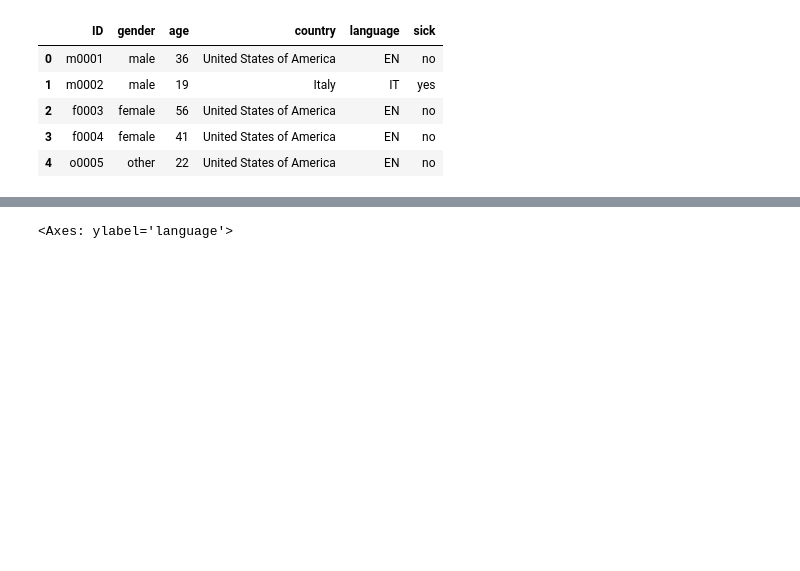
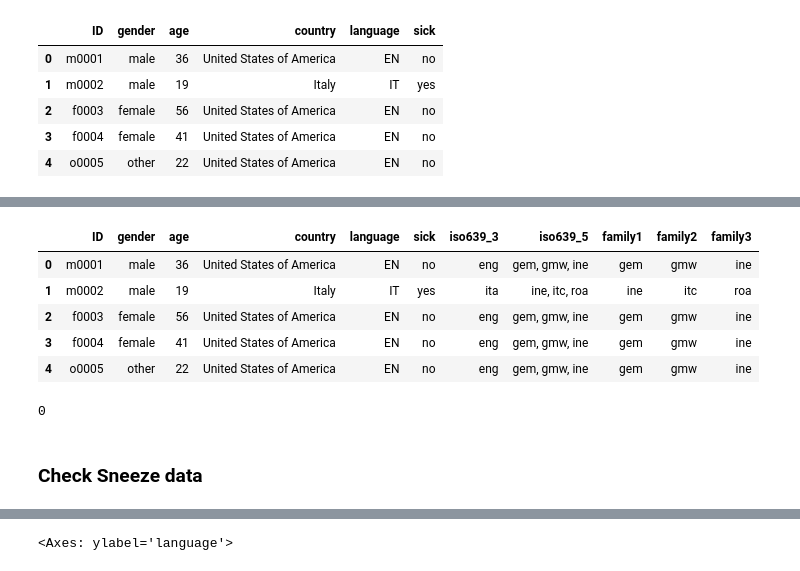
Before and after one commit to Knerten0815/GeoCougher, a Jupyter notebook: data_sneeze_exploration.ipynb, the cells around one changed output, grey strips where cells are left out. Saved outputs shown, nothing was run; the diff lists cells and outputs as text; code cells hidden in the pictures; blank space fills up the shorter version.

```diff
--- a/data_sneeze_exploration.ipynb
+++ b/data_sneeze_exploration.ipynb
@@ -30,0 +35,5 @@ data.head()
+# %%
+# Load the ISO639-5 to ISO639-3 mapping from the .tsv file
+iso_mapping_file = "iso639-5_to_iso639-3.tsv"
+iso_mapping_tsv = pd.read_csv(iso_mapping_file, sep='\t', header=None, names=['iso639_5', 'glottolog', 'iso639_3'])
+iso_mapping_tsv.head()
@@ -31,3 +89,33 @@ data.head()
+# %%
+# add language families in iso639_5 column to the data
+for index, row in data.iterrows():                               # Iterate over each row in the data
+    if pd.isna(row['iso639_3']):                                 # Skip if the iso639_3 column is empty
+        continue
+
+    mask = iso_mapping_df['iso639_3'] == row['iso639_3']        # Mask to find the corresponding rows in the iso_mapping_df
+    language_families = iso_mapping_df[mask]['iso639_5'].values # split the content of the iso639_5 column into an array of stings
+    data.at[index, 'iso639_5'] = ", ".join(language_families)
+
+# split the iso639_5 column into three columns, for easaier handling
+family_columns = data.iso639_5.str.split(", ", expand=True)
+family_columns.columns = ["family1", "family2", "family3"]
+data = pd.concat([data, family_columns], axis=1)
+data.head()
+# %% [output]
+|  | ID | gender | age | country | language | sick | iso639_3 | iso639_5 | family1 | family2 | family3 |
+| 0 | m0001 | male | 36 | United States of America | EN | no | eng | gem, gmw, ine | gem | gmw | ine |
+| 1 | m0002 | male | 19 | Italy | IT | yes | ita | ine, itc, roa | ine | itc | roa |
+| 2 | f0003 | female | 56 | United States of America | EN | no | eng | gem, gmw, ine | gem | gmw | ine |
+| 3 | f0004 | female | 41 | United States of America | EN | no | eng | gem, gmw, ine | gem | gmw | ine |
+| 4 | o0005 | other | 22 | United States of America | EN | no | eng | gem, gmw, ine | gem | gmw | ine |
+# %%
+
+# no language family for the following languages
+pd.isna(data.iso639_5).sum()
+# %% [output]
+0
+# %% [markdown]
+### Check Sneeze data
 # %%
 def get_dataframe_from_class_label(directory, class_label):
     files = os.listdir(directory)
```
Also changed, not shown: parts of 10 cells of this notebook, 1 other file.
